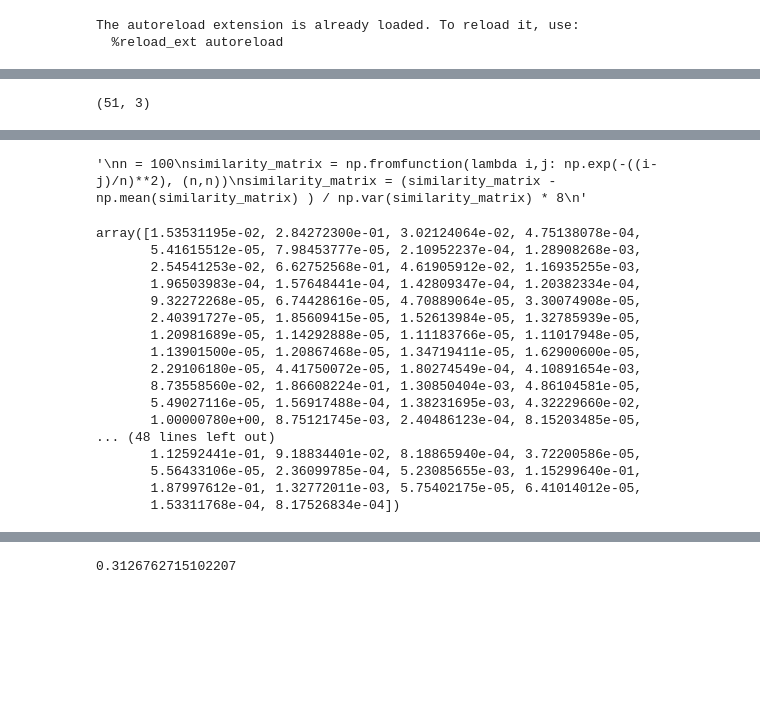
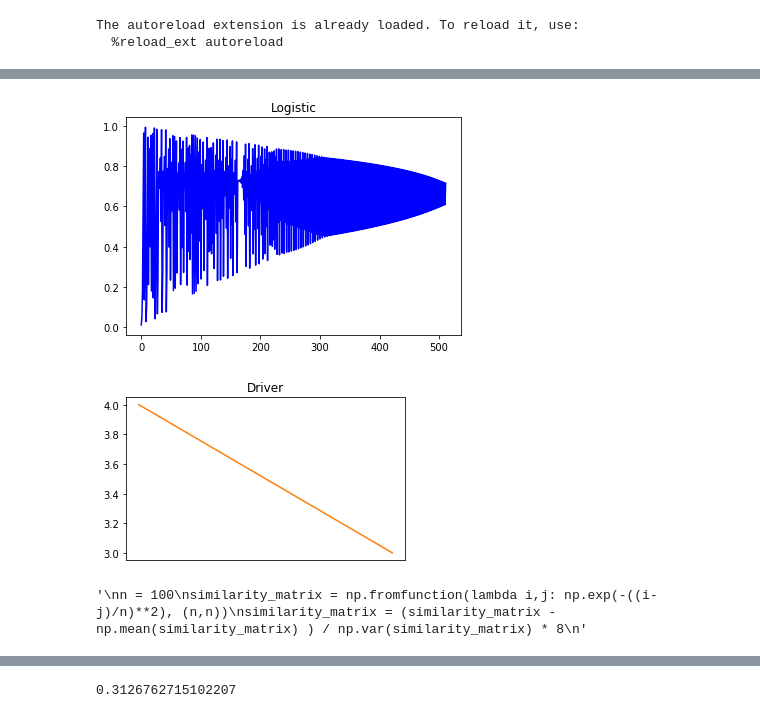
Before and after one commit to kenflat2/Nonlinear-Regression, a Jupyter notebook: Nonstationary SMap.ipynb, the cells around one changed output, grey strips where cells are left out. Saved outputs shown, nothing was run; the diff lists cells and outputs as text; code cells hidden in the pictures; blank space fills up the shorter version.

```diff
--- a/Nonstationary SMap.ipynb
+++ b/Nonstationary SMap.ipynb
@@ -124,8 +26,8 @@ def driverVdelta(resolution):
 nyears = 1
 
 settlingTime = 2 ** 10
-tlen = 2 ** 8
-end = 2**10 # (3.498901098901099 / (12*reduction)) * tlen # 2**3
+tlen = 2 ** 9
+end = 2**9 # (3.498901098901099 / (12*reduction)) * tlen # 2**3
 reduction = 2 ** 0
 trainToTest = 0.80 # between 0 and 1
 
@@ -133,7 +35,7 @@ tr = np.linspace(0, end, num=tlen)
 t = tr
 
 # MAKE SURE TO UPDATE THE DIMENSION WHEN SWITCHING ATTRACTORS
-dim = 3
+dim = 1
 ndrivers = 1
 
 # t0 = np.array([0.34])
@@ -149,8 +47,8 @@ ndrivers = 1
 # %%
 """ INITIAL CONDITIONS """
 # x0 = np.array([3,250])
-#x0 = np.array([0.49])
-x0 = np.array([0.1,0.4,9])
+x0 = np.array([0.49])
+#x0 = np.array([0.1,0.4,9])
 
 # m = 50
 # x0 = np.ones(m) * (np.pi ** -1)
@@ -160,16 +58,19 @@ x0 = np.array([0.1,0.4,9])
 
 """ DRIVERS """
 # Gmax = lambda t: 0.7 # +0.5*t/tlen
-# r = lambda t: 4 # + 0.5 * np.sin(np.pi * t / tlen)
+r = lambda t: 4 - t / tlen# + 0.5 * np.sin(np.pi * t / tlen)
 # m = lambda t: 0.3
 # b1 = lambda t: 5 - 1.5 * np.cos(2*np.pi*t / end)
 # b1 = lambda t: 4.5 # 2.5 + 4 * t / end
+# c = lambda t: 2+2*t/256+np.sin(t)
 
 """ GENERATE TS """
+# Xr = ms.generateTimeSeriesContinuous('Lorenz', np.array([1,5,17]))
+# Xr = generateTimeSeriesContinuous('RosslerP', np.array([1,1,1]), nsargs=(c,), end=256, tlen = 1024, reduction = 4)
 # Xr = generateTimeSeriesContinuous("HastingsPowell", x0, tlen=tlen, end=end, reduction=reduction, settlingTime=settlingTime)
 # Xr = standardize(generateTimeSeriesContinuous('HastingsPowellP', x0, nsargs=(b1,), end=end, tlen = tlen, reduction = reduction, settlingTime=settlingTime))[:,0,None]
 # Xc = generateTimeSeriesDiscrete(DensityDependentMaturation, x0, settlingTime=30, tlen=tlen)
 # Xc = generateTimeSeriesDiscrete(DensityDependentMaturationP, x0, settlingTime=30, tlen=tlen, nsargs=(Gmax,))
 # Xr = Xc[:,1,None]
-# Xr = generateTimeSeriesDiscrete("LogisticP", x0, tlen=tlen, nsargs=(r,), settlingTime=settlingTime)
+Xr = generateTimeSeriesDiscrete("LogisticP", x0, tlen=tlen, nsargs=(r,), settlingTime=settlingTime)
 # Xr = generateTimeSeriesDiscrete("LogisticIslandsP", x0, nsargs=(r, m), tlen=tlen, settlingTime=settlingTime)[:,4,None]
@@ -218,7 +102,7 @@ tr = t
 
 """ UPDATE DRIVERS HERE """
 
-digiDrivers = []
+digiDrivers = [r]
 
 """
 gtsr = np.zeros((Xr.shape[0], ndrivers))
@@ -229,4 +113,4 @@ for ind in range(len(digiDrivers)):
 # gtsr = h2(t)
 # gtsr = b1(t) # driverArray
 # gtsr = c(t)
-# gtsr = r(t)
+gtsr = r(t)
@@ -263,9 +117,5 @@ ValueError: 'c' argument has 254 elements, which is not acceptable for use with
-# %%
-Xr.shape
-# %% [output]
-(51, 3)
 # %%
-title = "Microcosm"
+title = "Logistic"
 
 fig2 = plt.figure(2)
 
@@ -328,3 +174,5 @@ plt.show()
+[figure, added]
+[figure, added]
 # %%
 """
 n = 100
@@ -342,23 +190,3 @@ similarity_matrix = (similarity_matrix - np.mean(similarity_matrix) ) / np.var(s
 #plt.show()
 # %%
 # transformed = MDStimescaleDecomp(Xr)
-# %%
-weights/np.ptp(weights)
-# %% [output]
-array([1.53531195e-02, 2.84272300e-01, 3.02124064e-02, 4.75138078e-04,
-       5.41615512e-05, 7.98453777e-05, 2.10952237e-04, 1.28908268e-03,
-       2.54541253e-02, 6.62752568e-01, 4.61905912e-02, 1.16935255e-03,
-       1.96503983e-04, 1.57648441e-04, 1.42809347e-04, 1.20382334e-04,
-       9.32272268e-05, 6.74428616e-05, 4.70889064e-05, 3.30074908e-05,
-       2.40391727e-05, 1.85609415e-05, 1.52613984e-05, 1.32785939e-05,
-       1.20981689e-05, 1.14292888e-05, 1.11183766e-05, 1.11017948e-05,
-       1.13901500e-05, 1.20867468e-05, 1.34719411e-05, 1.62900600e-05,
-       2.29106180e-05, 4.41750072e-05, 1.80274549e-04, 4.10891654e-03,
-       8.73558560e-02, 1.86608224e-01, 1.30850404e-03, 4.86104581e-05,
-       5.49027116e-05, 1.56917488e-04, 1.38231695e-03, 4.32229660e-02,
-       1.00000780e+00, 8.75121745e-03, 2.40486123e-04, 8.15203485e-05,
-... (48 lines left out)
-       1.12592441e-01, 9.18834401e-02, 8.18865940e-04, 3.72200586e-05,
-       5.56433106e-05, 2.36099785e-04, 5.23085655e-03, 1.15299640e-01,
-       1.87997612e-01, 1.32772011e-03, 5.75402175e-05, 6.41014012e-05,
-       1.53311768e-04, 8.17526834e-04])
```
Also changed, not shown: parts of 33 cells of this notebook, 4 other files.
